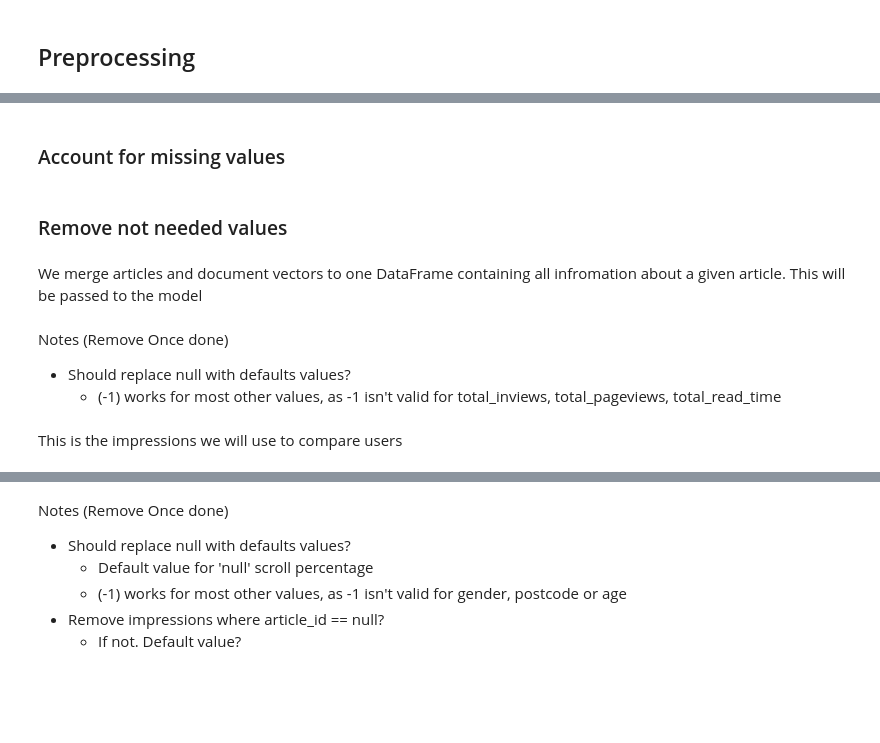
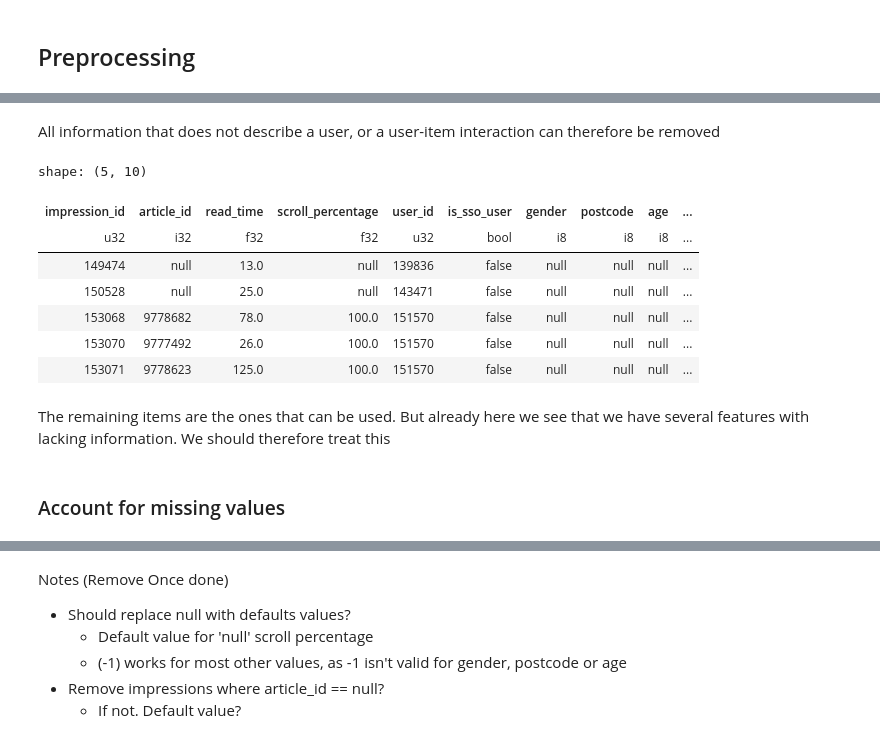
Before and after one commit to PedroPCardonaA/TDT4215_recommender_system, a Jupyter notebook: recommender_system/collaborative-filtering.ipynb, the cells around one changed output, grey strips where cells are left out. Drawn from its saved outputs; the diff is of its cells as text; code cells hidden in the pictures; blank space fills up the shorter version.

```diff
--- a/recommender_system/collaborative-filtering.ipynb
+++ b/recommender_system/collaborative-filtering.ipynb
@@ -94,13 +109,19 @@ From the analasys we see that we only need train_behaviour_df to perform user-us
+# %% [markdown]
+All information that does not describe a user, or a user-item interaction can therefore be removed
+# %%
+irelevant_columns = ["impression_time", "device_type", "article_ids_inview", "article_ids_clicked", "session_id", "next_read_time", "next_scroll_percentage"]
+train_behaviors_df = train_behaviors_df.drop(irelevant_columns)
+train_behaviors_df.head()
+# %% [output]
+shape: (5, 10)
+| impression_id | article_id | read_time | scroll_percentage | user_id | is_sso_user | gender | postcode | age | ... |
+| u32 | i32 | f32 | f32 | u32 | bool | i8 | i8 | i8 | ... |
+| 149474 | null | 13.0 | null | 139836 | false | null | null | null | ... |
+| 150528 | null | 25.0 | null | 143471 | false | null | null | null | ... |
+| 153068 | 9778682 | 78.0 | 100.0 | 151570 | false | null | null | null | ... |
+| 153070 | 9777492 | 26.0 | 100.0 | 151570 | false | null | null | null | ... |
+| 153071 | 9778623 | 125.0 | 100.0 | 151570 | false | null | null | null | ... |
+# %% [markdown]
+The remaining items are the ones that can be used. But already here we see that we have several features with lacking information. We should therefore treat this
 # %% [markdown]
 ### Account for missing values
-# %% [markdown]
-### Remove not needed values
-# %% [markdown]
-We merge articles and document vectors to one DataFrame containing all infromation about a given article.
-This will be passed to the model
-# %% [markdown]
-Notes (Remove Once done)
-- Should replace null with defaults values?
-    - (-1) works for most other values, as -1 isn't valid for total_inviews, total_pageviews, total_read_time
-# %% [markdown]
-This is the impressions we will use to compare users
```
Also changed, not shown: parts of 8 cells of this notebook.
